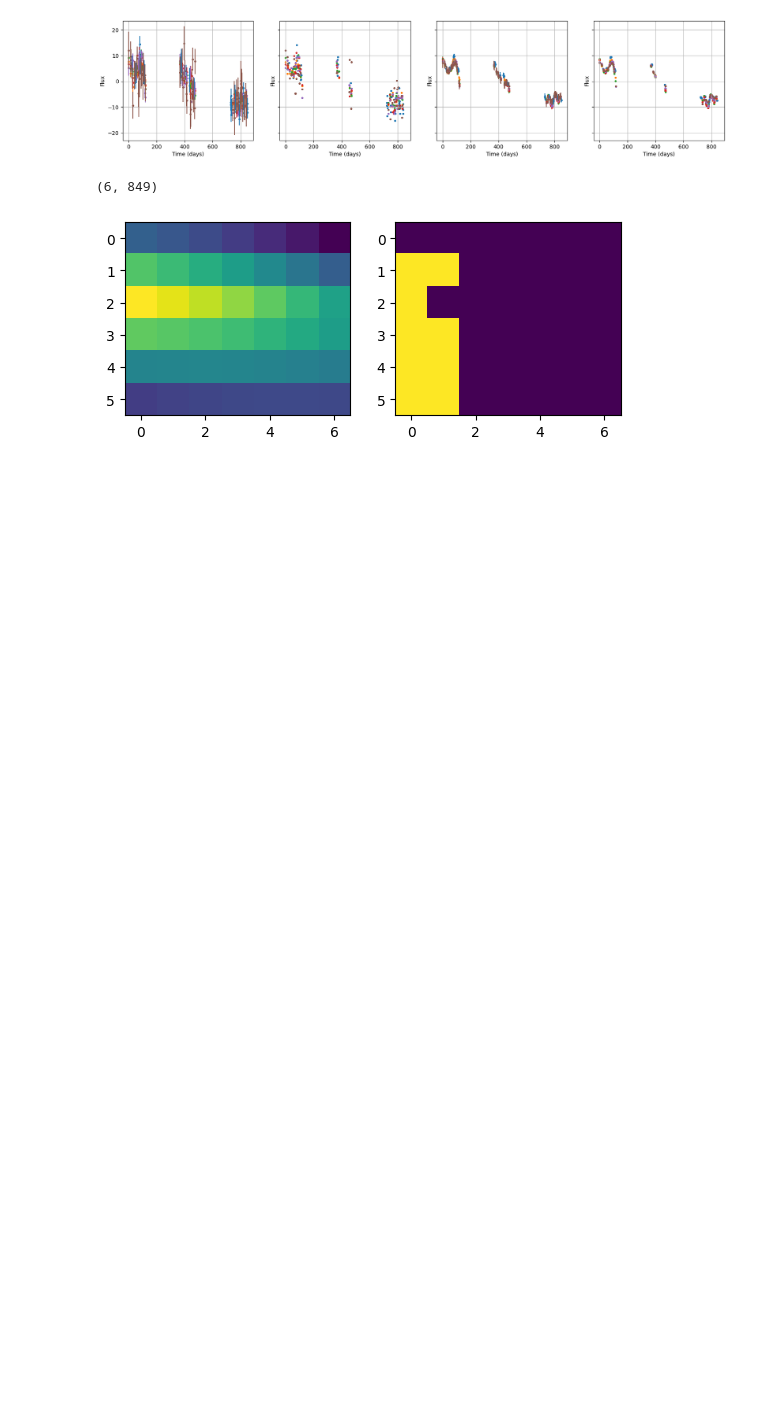
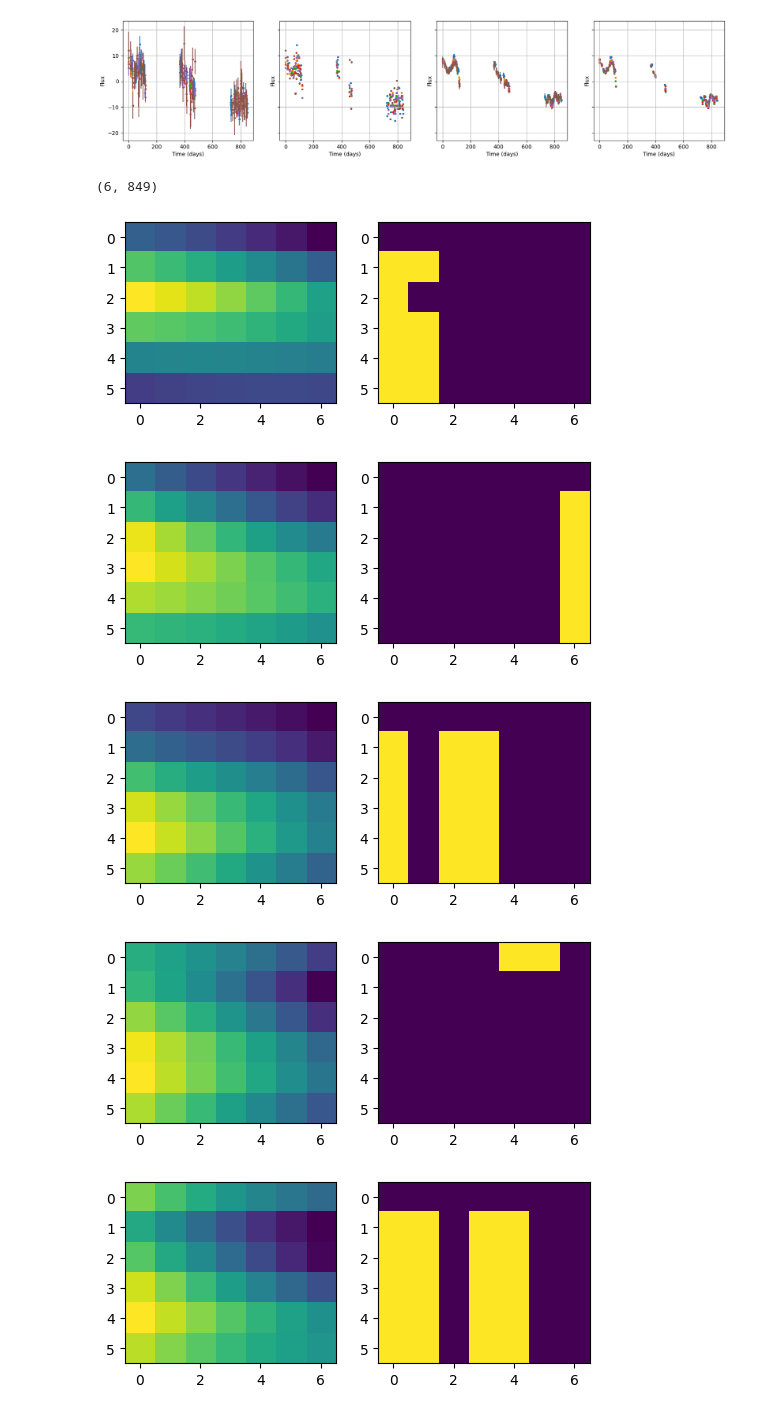
Before and after one commit to adammoss/gpt-ts, a Jupyter notebook: tokenizer.ipynb, the cells around one changed output. Drawn from its saved outputs; the diff is of its cells as text; code cells hidden in the pictures; blank space fills up the shorter version.

```diff
--- a/tokenizer.ipynb
+++ b/tokenizer.ipynb
@@ -46,9 +46,14 @@ sampled_obs.shape
 # %% [output]
 (6, 849)
 # %%
-    fig, axes = plt.subplots(1,2)
-    axes[0].imshow(sampled_obs[:,0:7])
-    axes[1].imshow(sampled_mask[:,0:7])
+for i in range(10):
+    fig, axes = plt.subplots(1,2, figsize=(6,3))
+    axes[0].imshow(sampled_obs[:,i*7:(i+1)*7])
+    axes[1].imshow(sampled_mask[:,i*7:(i+1)*7])
     plt.show()
 # %% [output]
-[figure, old version]
+[figure, new version]
+[figure, added]
+[figure, added]
+[figure, added]
+[figure, added]
```
Also changed, not shown: parts of 8 cells of this notebook, 1 other file.
